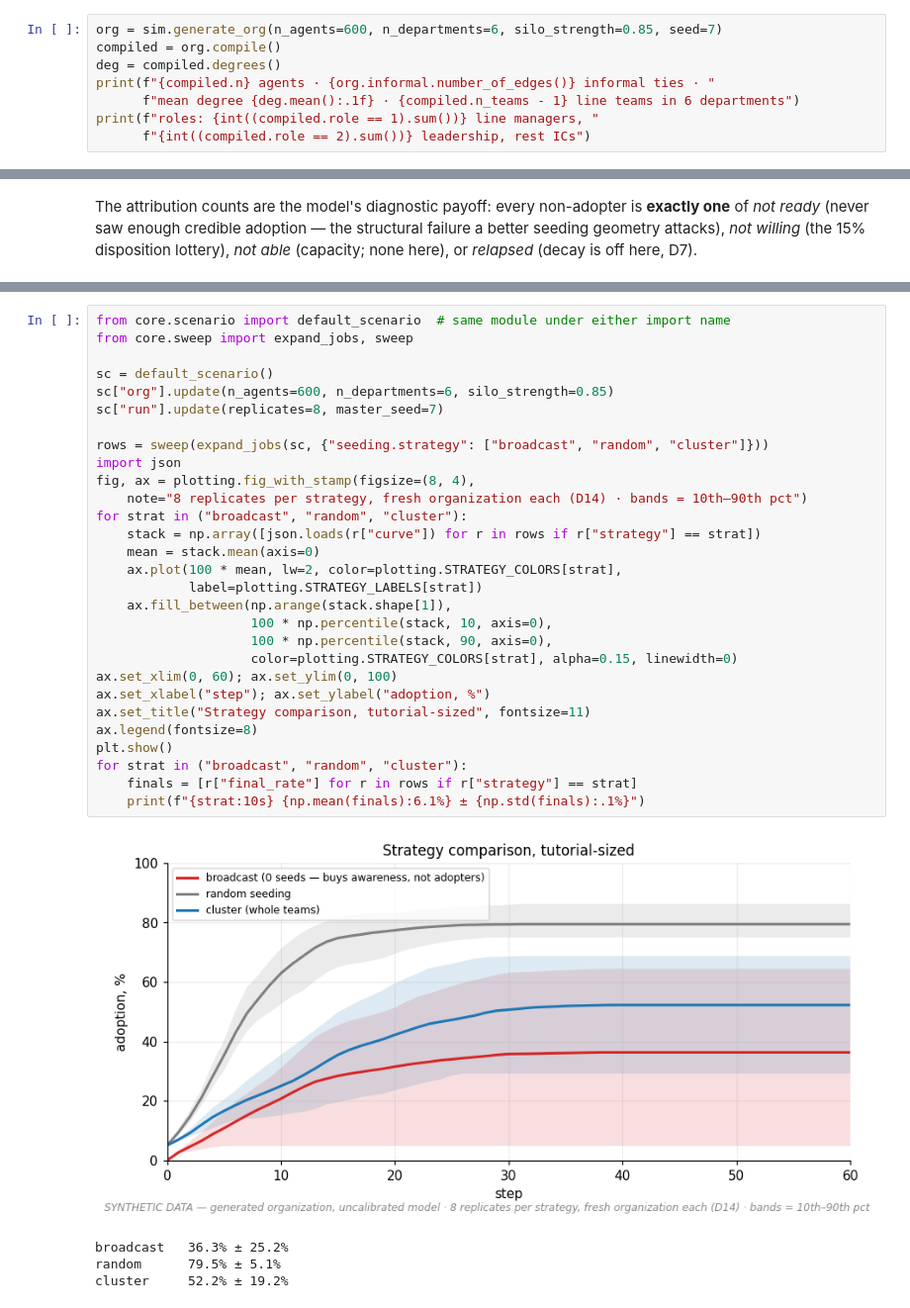
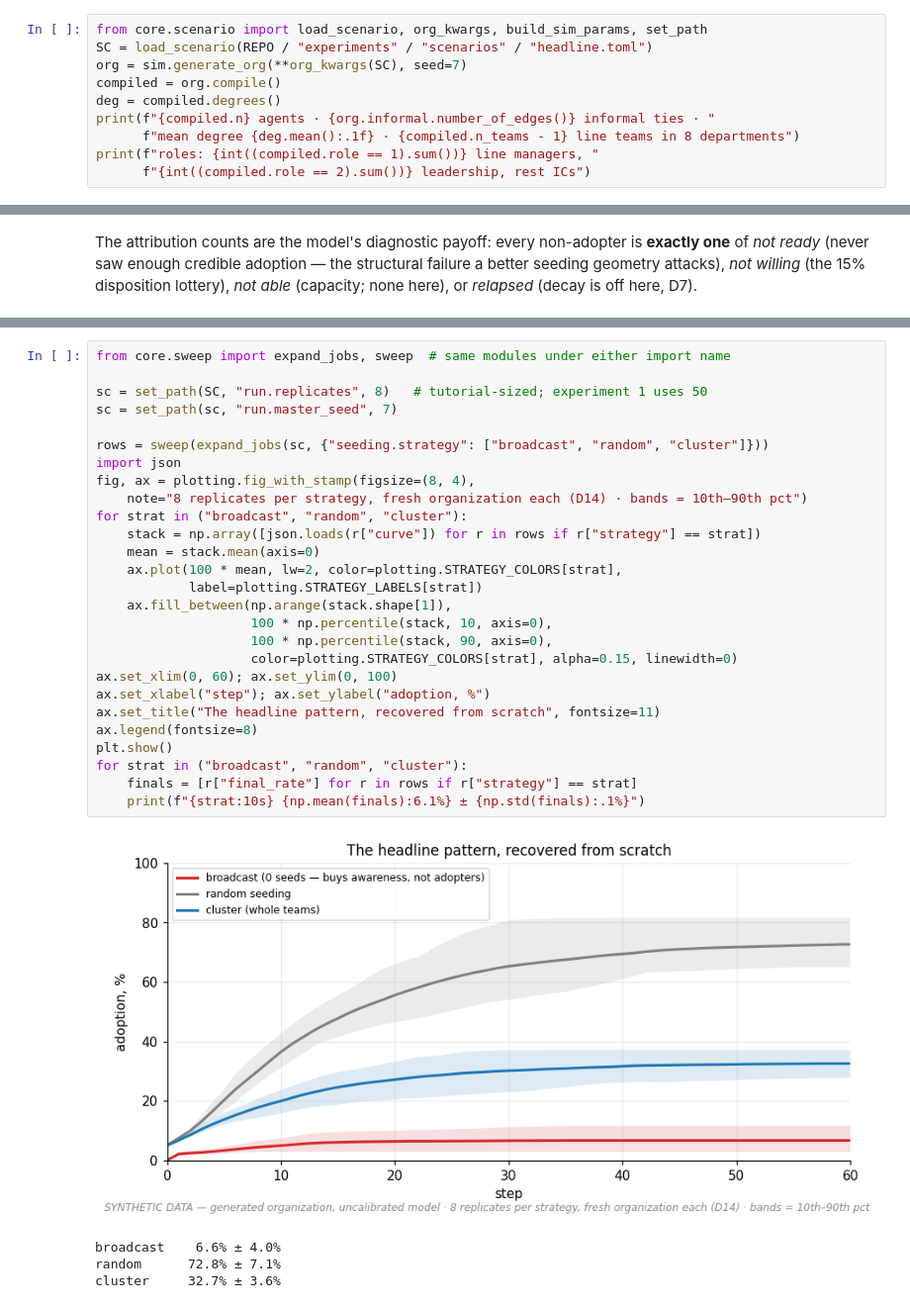
Before and after one commit to PaulBufort/adoption-sim, a Jupyter notebook: experiments/00_tutorial.ipynb, the cells around one changed output, grey strips where cells are left out. Shown at 99% size. Cells and saved outputs as stored; diff of their text form.

```diff
--- a/experiments/00_tutorial.ipynb
+++ b/experiments/00_tutorial.ipynb
@@ -45,9 +49,11 @@ between neighboring "sister teams", deliberately sparse across departments
 # %%
-org = sim.generate_org(n_agents=600, n_departments=6, silo_strength=0.85, seed=7)
+from core.scenario import load_scenario, org_kwargs, build_sim_params, set_path
+SC = load_scenario(REPO / "experiments" / "scenarios" / "headline.toml")
+org = sim.generate_org(**org_kwargs(SC), seed=7)
 compiled = org.compile()
 deg = compiled.degrees()
 print(f"{compiled.n} agents · {org.informal.number_of_edges()} informal ties · "
-      f"mean degree {deg.mean():.1f} · {compiled.n_teams - 1} line teams in 6 departments")
+      f"mean degree {deg.mean():.1f} · {compiled.n_teams - 1} line teams in 8 departments")
 print(f"roles: {int((compiled.role == 1).sum())} line managers, "
       f"{int((compiled.role == 2).sum())} leadership, rest ICs")
 # %% [output]
@@ -101,35 +109,33 @@ vs **cluster**, 8 replicates each, on 600-agent organizations.
 # %%
-from core.scenario import default_scenario  # same module under either import name
-from core.sweep import expand_jobs, sweep
+from core.sweep import expand_jobs, sweep  # same modules under either import name
 
-sc = default_scenario()
-sc["org"].update(n_agents=600, n_departments=6, silo_strength=0.85)
-sc["run"].update(replicates=8, master_seed=7)
+sc = set_path(SC, "run.replicates", 8)   # tutorial-sized; experiment 1 uses 50
+sc = set_path(sc, "run.master_seed", 7)
 
 rows = sweep(expand_jobs(sc, {"seeding.strategy": ["broadcast", "random", "cluster"]}))
 import json
 fig, ax = plotting.fig_with_stamp(figsize=(8, 4),
     note="8 replicates per strategy, fresh organization each (D14) · bands = 10th–90th pct")
 for strat in ("broadcast", "random", "cluster"):
     stack = np.array([json.loads(r["curve"]) for r in rows if r["strategy"] == strat])
     mean = stack.mean(axis=0)
     ax.plot(100 * mean, lw=2, color=plotting.STRATEGY_COLORS[strat],
             label=plotting.STRATEGY_LABELS[strat])
     ax.fill_between(np.arange(stack.shape[1]),
                     100 * np.percentile(stack, 10, axis=0),
                     100 * np.percentile(stack, 90, axis=0),
                     color=plotting.STRATEGY_COLORS[strat], alpha=0.15, linewidth=0)
 ax.set_xlim(0, 60); ax.set_ylim(0, 100)
 ax.set_xlabel("step"); ax.set_ylabel("adoption, %")
-ax.set_title("Strategy comparison, tutorial-sized", fontsize=11)
+ax.set_title("The headline pattern, recovered from scratch", fontsize=11)
 ax.legend(fontsize=8)
 plt.show()
 for strat in ("broadcast", "random", "cluster"):
     finals = [r["final_rate"] for r in rows if r["strategy"] == strat]
     print(f"{strat:10s} {np.mean(finals):6.1%} ± {np.std(finals):.1%}")
 # %% [output]
-[figure, old version]
+[figure, new version]
-broadcast   36.3% ± 25.2%
-random      79.5% ± 5.1%
-cluster     52.2% ± 19.2%
+broadcast    6.6% ± 4.0%
+random      72.8% ± 7.1%
+cluster     32.7% ± 3.6%
 # %% [markdown]
```
Also changed, not shown: parts of 8 cells of this notebook, 5 other files.
